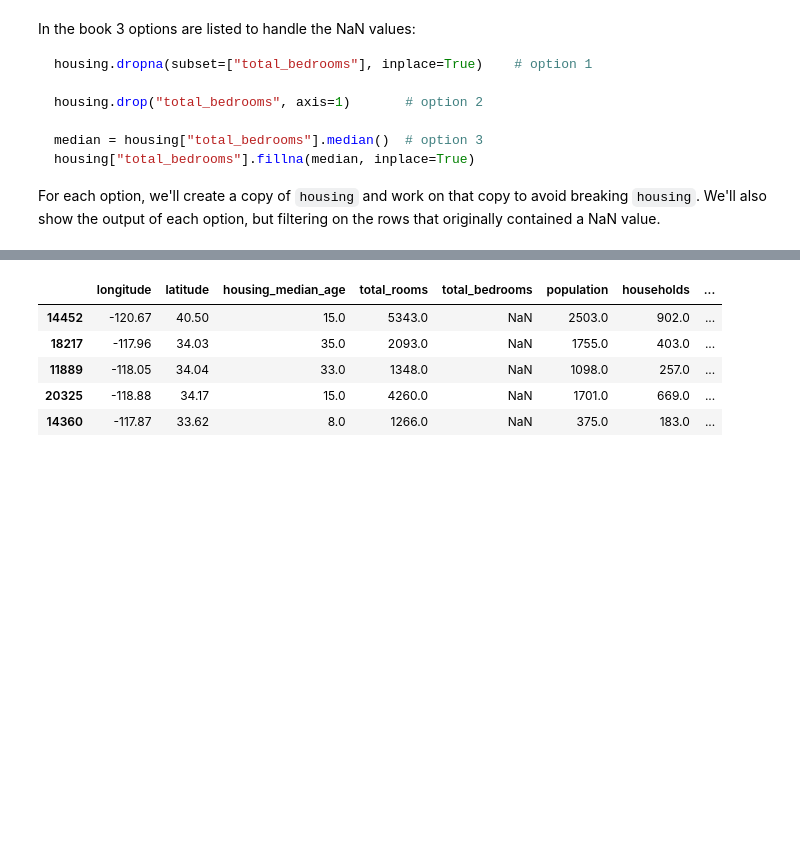
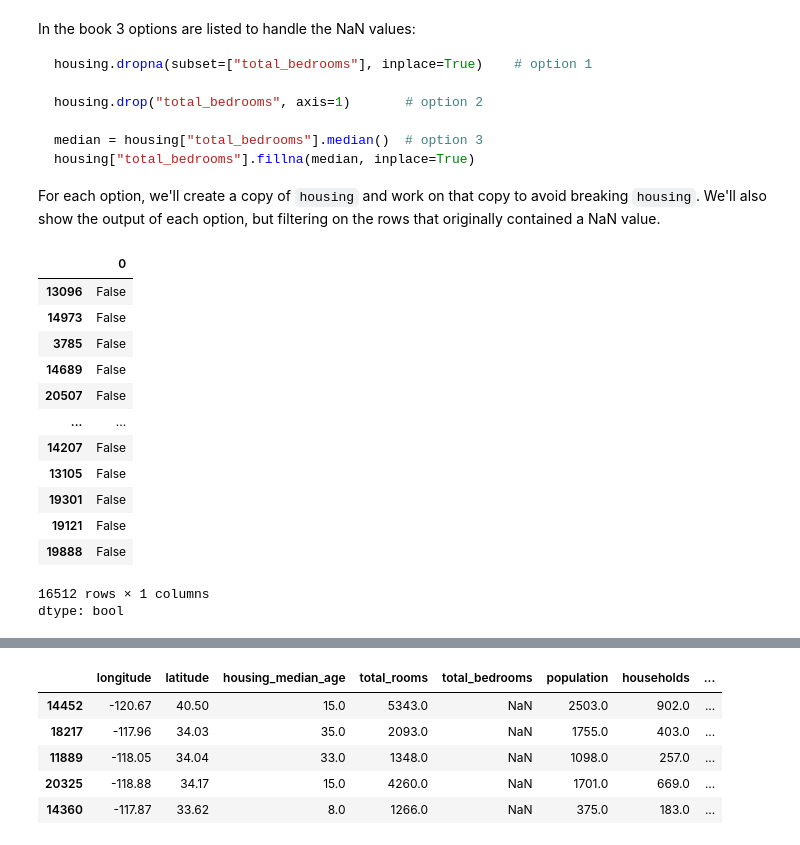
Before and after one commit to neerajkhatri04/End2End-ML-repo, a Jupyter notebook: 02_end_to_end_machine_learning_project.ipynb, the cells around one changed output, grey strips where cells are left out. Cells and saved outputs as stored; diff of their text form; code cells hidden in the pictures; blank space fills up the shorter version.

````diff
--- a/02_end_to_end_machine_learning_project.ipynb
+++ b/02_end_to_end_machine_learning_project.ipynb
@@ -438,3 +431,20 @@ housing["total_bedrooms"].fillna(median, inplace=True)
 ```
 
 For each option, we'll create a copy of `housing` and work on that copy to avoid breaking `housing`. We'll also show the output of each option, but filtering on the rows that originally contained a NaN value.
+# %%
+housing.isnull().any(axis=1)
+# %% [output]
+|  | 0 |
+| 13096 | False |
+| 14973 | False |
+| 3785 | False |
+| 14689 | False |
+| 20507 | False |
+| ... | ... |
+| 14207 | False |
+| 13105 | False |
+| 19301 | False |
+| 19121 | False |
+| 19888 | False |
+16512 rows × 1 columns
+dtype: bool
````
Also changed, not shown: parts of 17 cells of this notebook.
